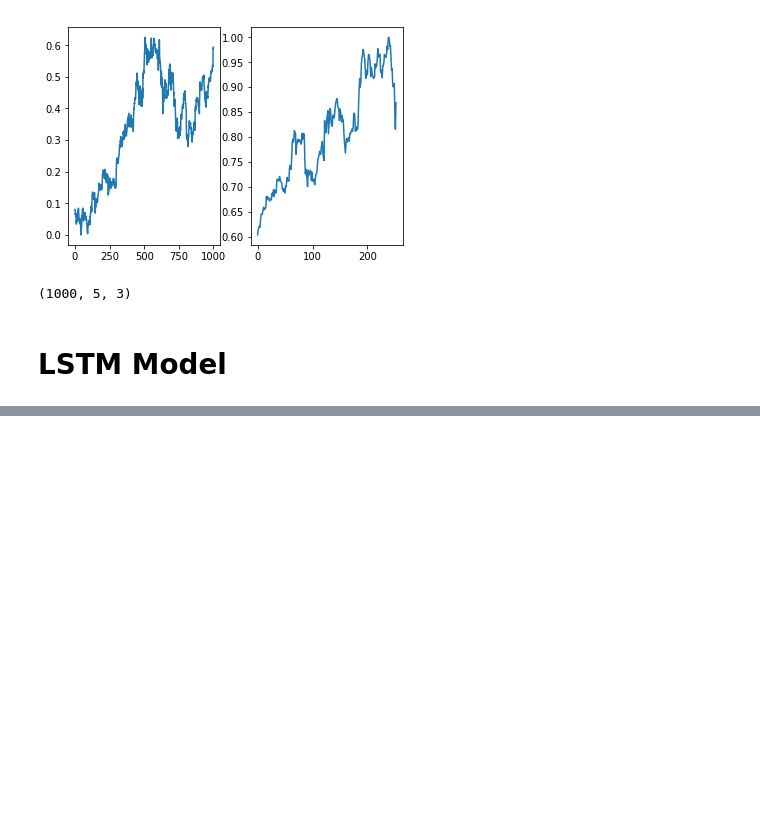
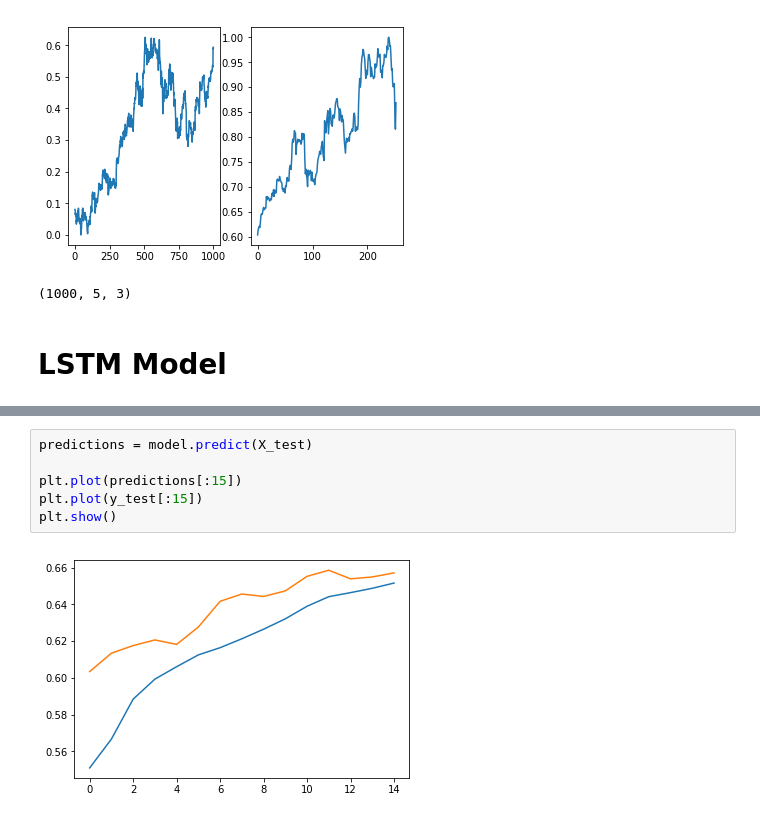
Before and after one commit to chrislitianxin/rnn_stock, a Jupyter notebook: LSTM.ipynb, the cells around one changed output, grey strips where cells are left out. Drawn from its saved outputs; the diff is of its cells as text; blank space fills up the shorter version.

```diff
--- a/LSTM.ipynb
+++ b/LSTM.ipynb
@@ -171,3 +169,11 @@ plt.show()
+# %%
+predictions = model.predict(X_test)
+
+plt.plot(predictions[:15])
+plt.plot(y_test[:15])
+plt.show()
+# %% [output]
+[figure, added]
 # %%
 plt.plot(lstm.history['loss'])
 plt.plot(lstm.history['val_loss'])
```
Also changed, not shown: parts of 14 cells of this notebook.
